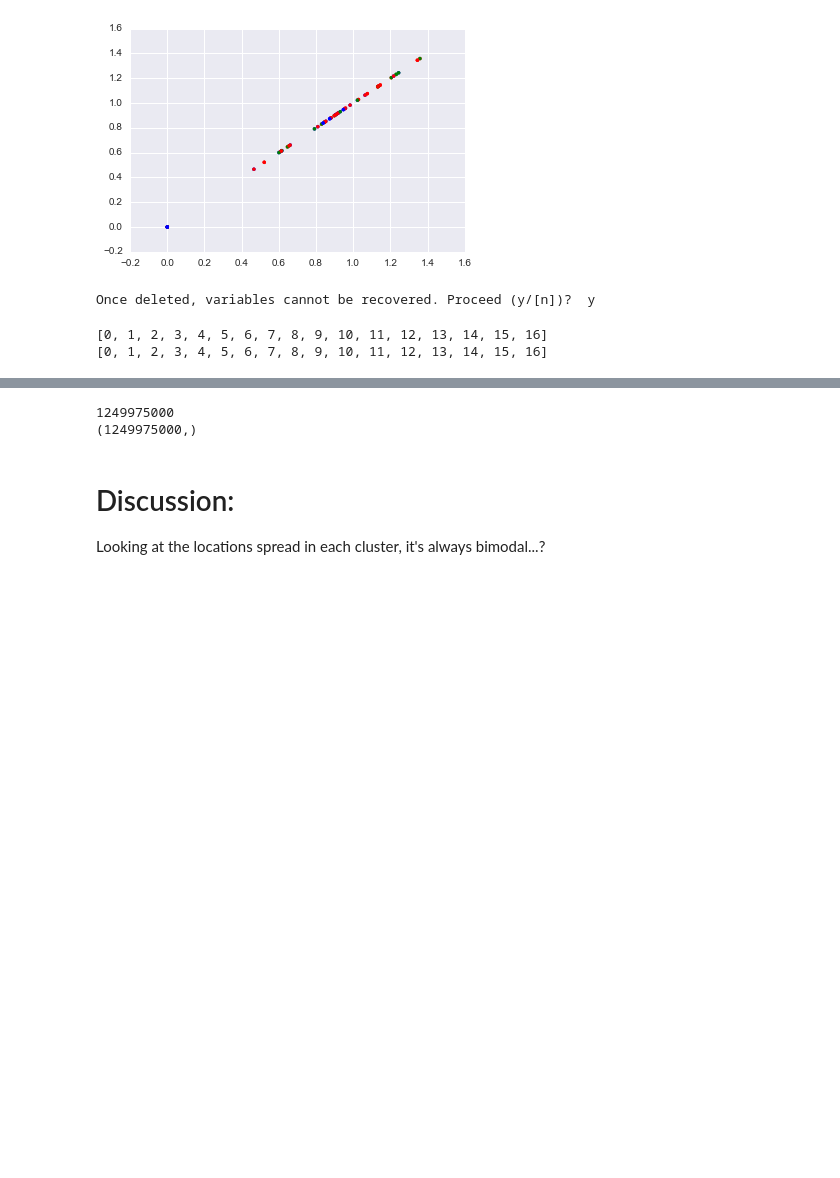
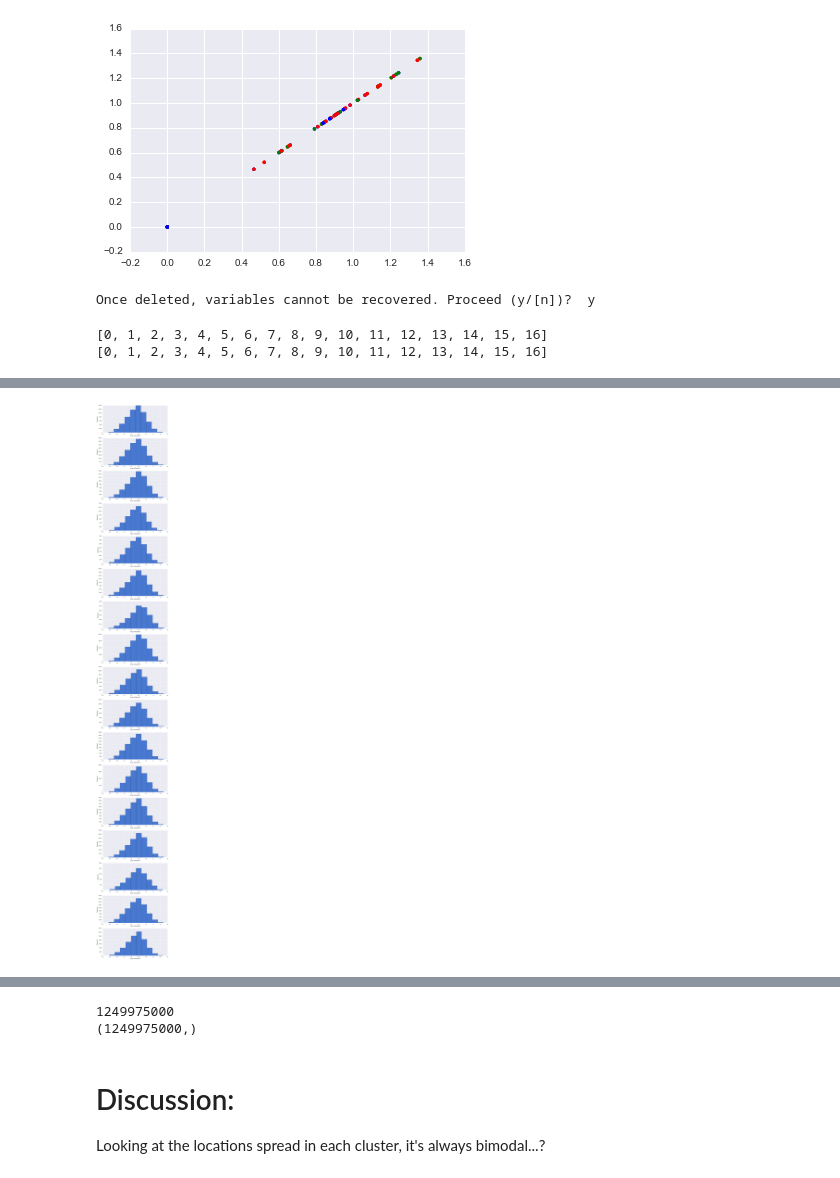
Before and after one commit to Upward-Spiral-Science/the-vat, a Jupyter notebook: testing_assumptions_AL.ipynb, the cells around one changed output, grey strips where cells are left out. Drawn from its saved outputs; the diff is of its cells as text; code cells hidden in the pictures; blank space fills up the shorter version.

```diff
--- a/testing_assumptions_AL.ipynb
+++ b/testing_assumptions_AL.ipynb
@@ -297,0 +380,18 @@ for i in location_clusters.keys():
+# %%
+fig = plt.figure(figsize=(10,5*17))
+
+index = 1
+for i in location_clusters.keys():
+    locations = np.array(location_clusters[i])
+    locations = np.linalg.norm(locations, axis=1)
+
+    # plot histogram
+    plt.subplot(numrows, 1, index)
+    plt.hist(locations)
+    plt.xlabel('range of locations')
+    plt.ylabel('frequency')
+
+    index += 1 # index for the locations
+# print list_of_locations
+# %% [output]
+[figure, added]
```
Also changed, not shown: parts of 12 cells of this notebook, 4 other files.
